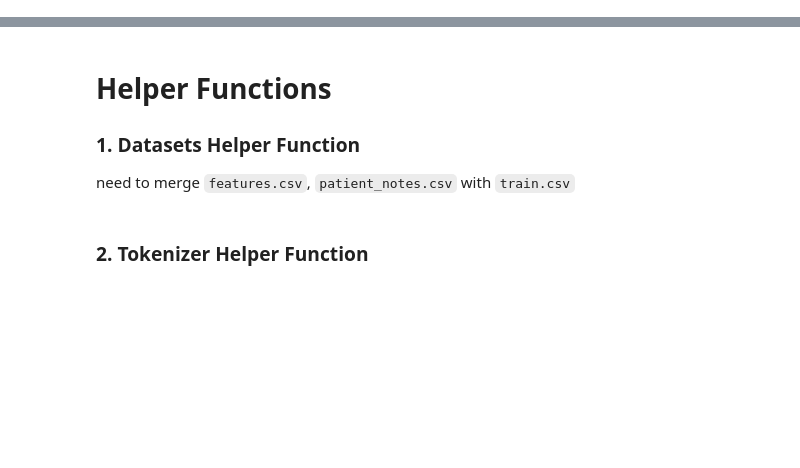
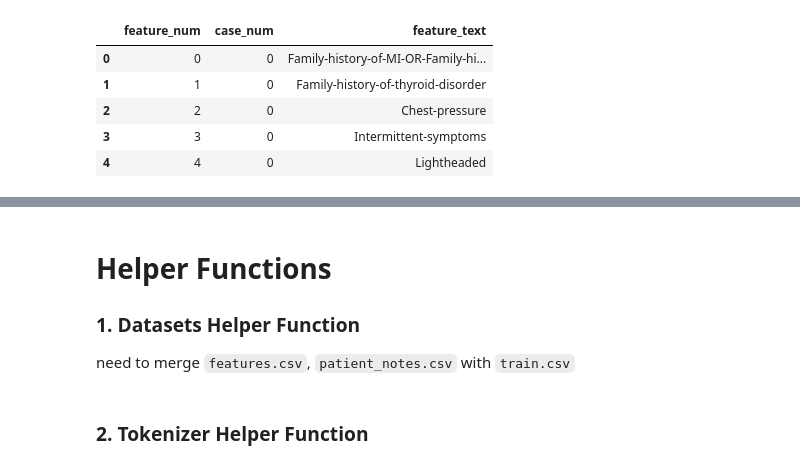
Before and after one commit to CelineMendola/kaggle-competition, a Jupyter notebook: pytorch-medical-bert-baseline-nbme.ipynb, the cells around one changed output, grey strips where cells are left out. Saved outputs shown, nothing was run; the diff lists cells and outputs as text; code cells hidden in the pictures; blank space fills up the shorter version.

```diff
--- a/pytorch-medical-bert-baseline-nbme.ipynb
+++ b/pytorch-medical-bert-baseline-nbme.ipynb
@@ -0,0 +64,9 @@
+# %%
+features.head()
+# %% [output]
+|  | feature_num | case_num | feature_text |
+| 0 | 0 | 0 | Family-history-of-MI-OR-Family-hi... |
+| 1 | 1 | 0 | Family-history-of-thyroid-disorder |
+| 2 | 2 | 0 | Chest-pressure |
+| 3 | 3 | 0 | Intermittent-symptoms |
+| 4 | 4 | 0 | Lightheaded |
```
Also changed, not shown: parts of 37 cells of this notebook.
